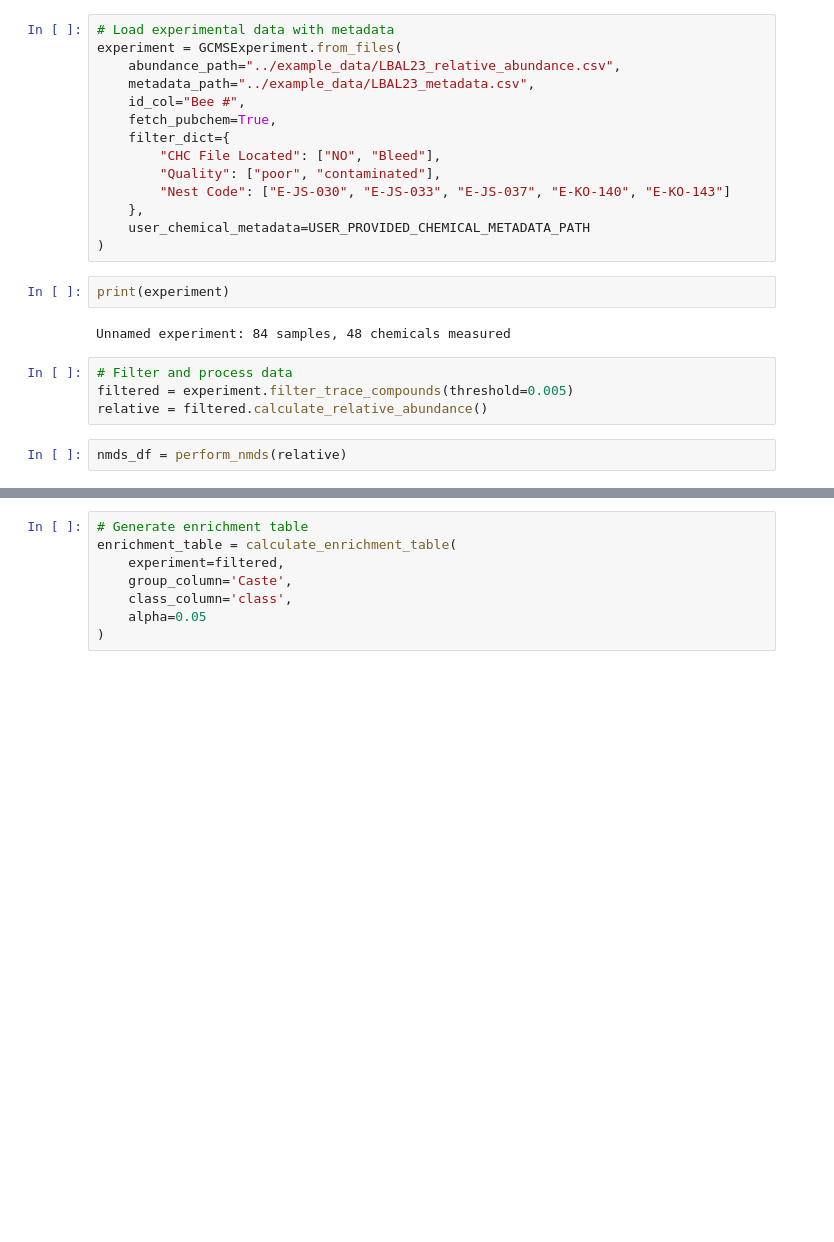
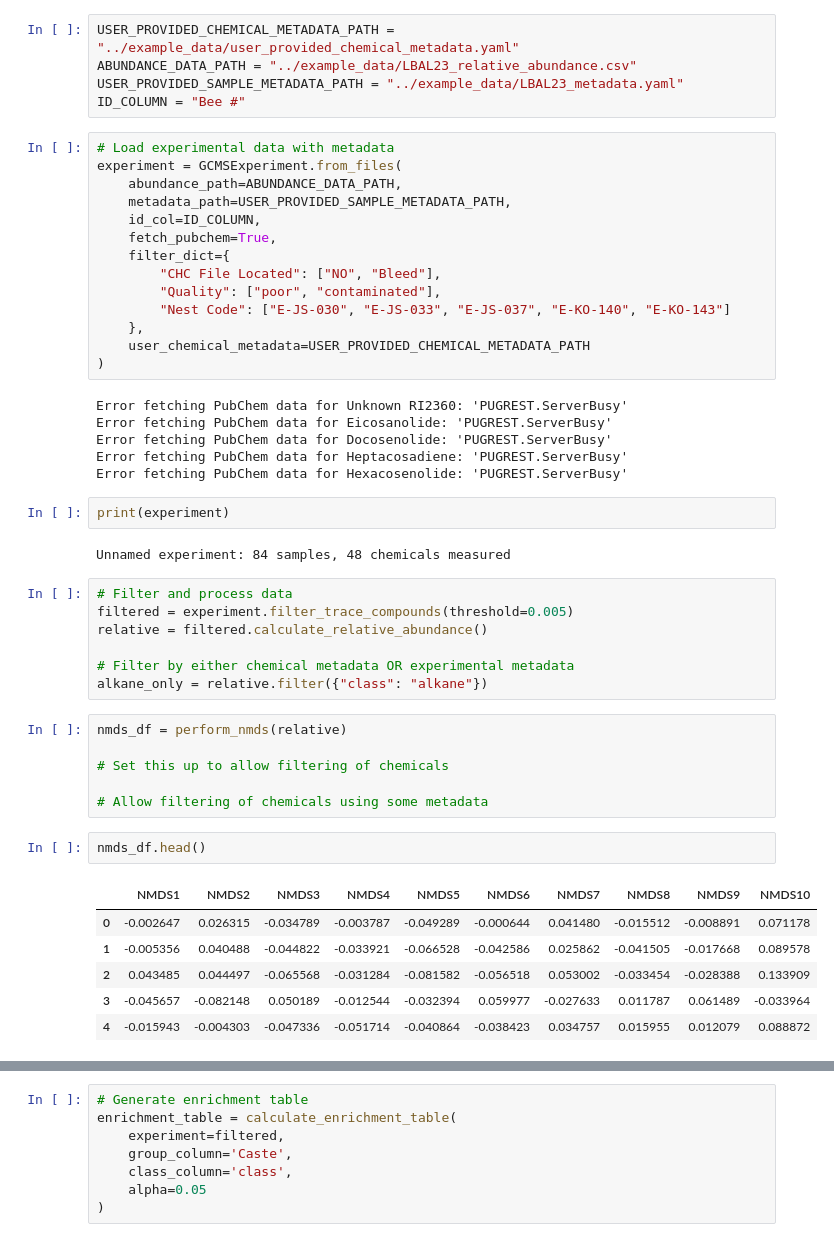
Before and after one commit to Wolfffff/chemoecology-tools, a Jupyter notebook: docs/notebooks/example.ipynb, the cells around one changed output, grey strips where cells are left out. Cells and saved outputs as stored; diff of their text form; blank space fills up the shorter version.

```diff
--- a/docs/notebooks/example.ipynb
+++ b/docs/notebooks/example.ipynb
@@ -10,9 +7,14 @@ USER_PROVIDED_CHEMICAL_METADATA_PATH = "../example_data/user_provided_chemical_m
+# %%
+USER_PROVIDED_CHEMICAL_METADATA_PATH = "../example_data/user_provided_chemical_metadata.yaml"
+ABUNDANCE_DATA_PATH = "../example_data/LBAL23_relative_abundance.csv"
+USER_PROVIDED_SAMPLE_METADATA_PATH = "../example_data/LBAL23_metadata.yaml"
+ID_COLUMN = "Bee #"
 # %%
 # Load experimental data with metadata
 experiment = GCMSExperiment.from_files(
-    abundance_path="../example_data/LBAL23_relative_abundance.csv",
-    metadata_path="../example_data/LBAL23_metadata.csv",
-    id_col="Bee #",
+    abundance_path=ABUNDANCE_DATA_PATH,
+    metadata_path=USER_PROVIDED_SAMPLE_METADATA_PATH,
+    id_col=ID_COLUMN,
     fetch_pubchem=True,
     filter_dict={
         "CHC File Located": ["NO", "Bleed"],
@@ -21,6 +23,12 @@ experiment = GCMSExperiment.from_files(
     },
     user_chemical_metadata=USER_PROVIDED_CHEMICAL_METADATA_PATH
 )
+# %% [output]
+Error fetching PubChem data for Unknown RI2360: 'PUGREST.ServerBusy'
+Error fetching PubChem data for Eicosanolide: 'PUGREST.ServerBusy'
+Error fetching PubChem data for Docosenolide: 'PUGREST.ServerBusy'
+Error fetching PubChem data for Heptacosadiene: 'PUGREST.ServerBusy'
+Error fetching PubChem data for Hexacosenolide: 'PUGREST.ServerBusy'
 # %%
 print(experiment)
 # %% [output]
@@ -29,8 +37,24 @@ Unnamed experiment: 84 samples, 48 chemicals measured
 # Filter and process data
 filtered = experiment.filter_trace_compounds(threshold=0.005)
 relative = filtered.calculate_relative_abundance()
+
+# Filter by either chemical metadata OR experimental metadata
+alkane_only = relative.filter({"class": "alkane"})
-# %%
-nmds_df = perform_nmds(relative)
+# %%
+nmds_df = perform_nmds(relative)
+
+# Set this up to allow filtering of chemicals
+
+# Allow filtering of chemicals using some metadata
+# %%
+nmds_df.head()
+# %% [output]
+|  | NMDS1 | NMDS2 | NMDS3 | NMDS4 | NMDS5 | NMDS6 | NMDS7 | NMDS8 | NMDS9 | NMDS10 |
+| 0 | -0.002647 | 0.026315 | -0.034789 | -0.003787 | -0.049289 | -0.000644 | 0.041480 | -0.015512 | -0.008891 | 0.071178 |
+| 1 | -0.005356 | 0.040488 | -0.044822 | -0.033921 | -0.066528 | -0.042586 | 0.025862 | -0.041505 | -0.017668 | 0.089578 |
+| 2 | 0.043485 | 0.044497 | -0.065568 | -0.031284 | -0.081582 | -0.056518 | 0.053002 | -0.033454 | -0.028388 | 0.133909 |
+| 3 | -0.045657 | -0.082148 | 0.050189 | -0.012544 | -0.032394 | 0.059977 | -0.027633 | 0.011787 | 0.061489 | -0.033964 |
+| 4 | -0.015943 | -0.004303 | -0.047336 | -0.051714 | -0.040864 | -0.038423 | 0.034757 | 0.015955 | 0.012079 | 0.088872 |
 # %%
 # Create plots with different groupings
 # By caste
```
Also changed, not shown: parts of 5 cells of this notebook, 2 other files.
